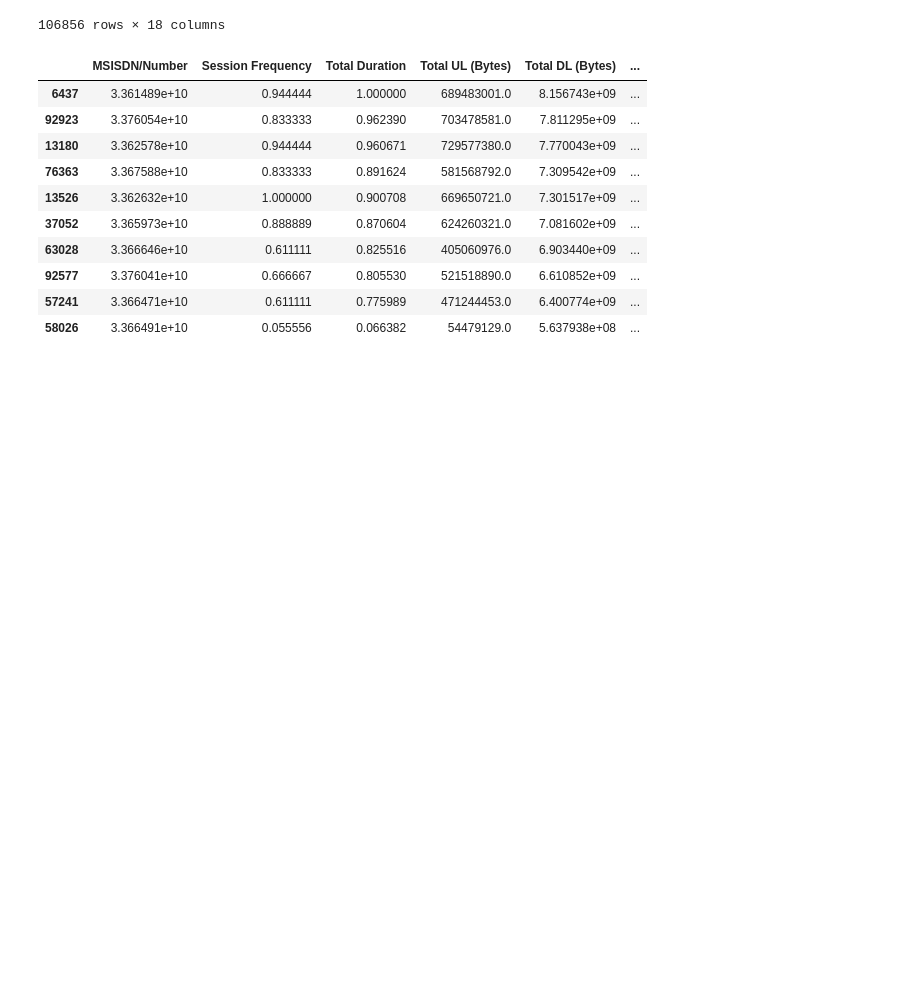
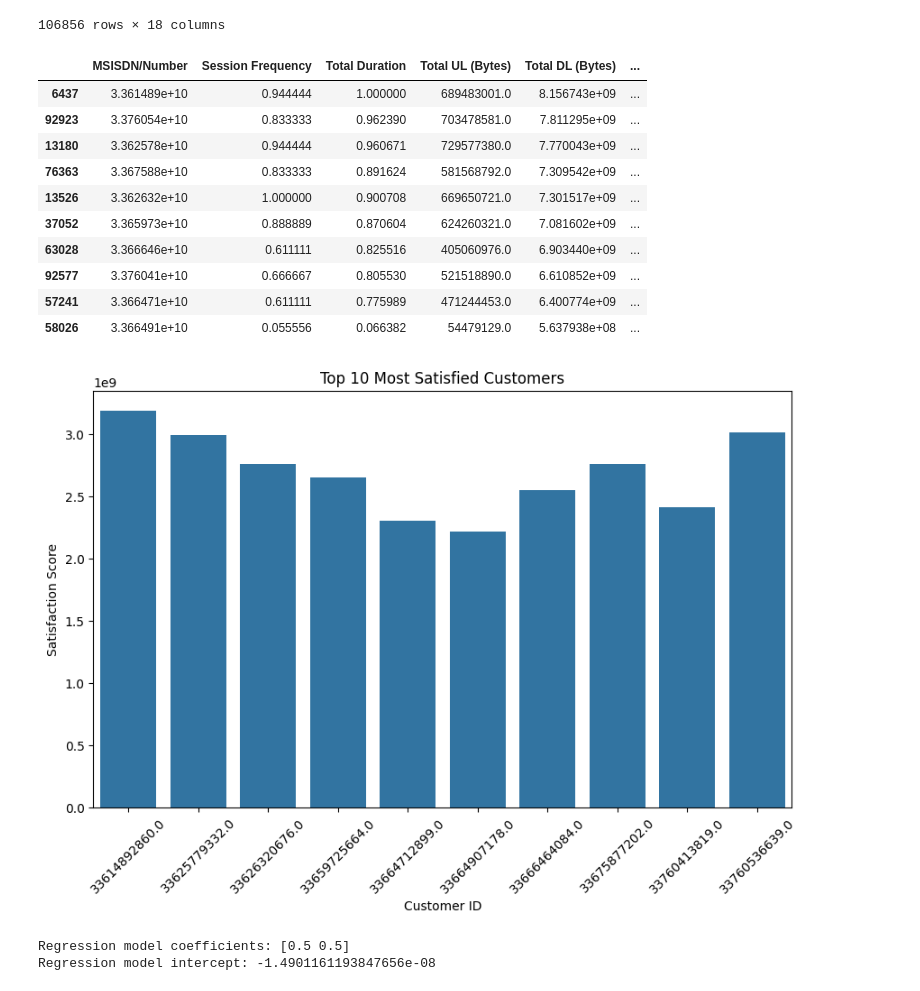
Before and after one commit to GetieBalew24/TellCo_Telecom_Analysis, a Jupyter notebook: notebooks/satisfaction_analysis.ipynb, the cells around one changed output. Cells and saved outputs as stored; diff of their text form; code cells hidden in the pictures; blank space fills up the shorter version.

Commit message:
build regression model

```diff
--- a/notebooks/satisfaction_analysis.ipynb
+++ b/notebooks/satisfaction_analysis.ipynb
@@ -178,3 +178,13 @@ top_10_satisfied
 | 92577 | 3.376041e+10 | 0.666667 | 0.805530 | 521518890.0 | 6.610852e+09 | ... |
 | 57241 | 3.366471e+10 | 0.611111 | 0.775989 | 471244453.0 | 6.400774e+09 | ... |
 | 58026 | 3.366491e+10 | 0.055556 | 0.066382 | 54479129.0 | 5.637938e+08 | ... |
+# %%
+# Plot the top 10 satisfied customers
+satisfaction_analyser.plot_top_10_satisfied(top_10_satisfied)
+# %% [output]
+[figure, added]
+# %%
+model, coefficients, intercept = satisfaction_analyser.build_regression_model(merged_df)
+# %% [output]
+Regression model coefficients: [0.5 0.5]
+Regression model intercept: -1.4901161193847656e-08
```
Also changed, not shown: 1 other file.
